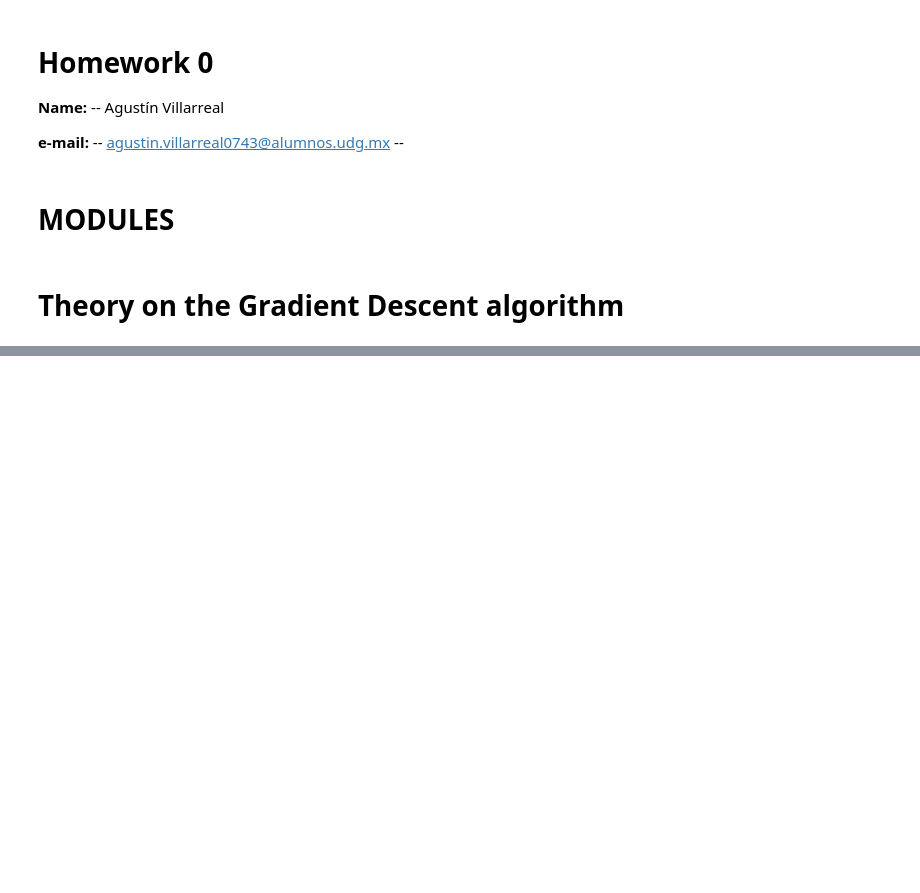
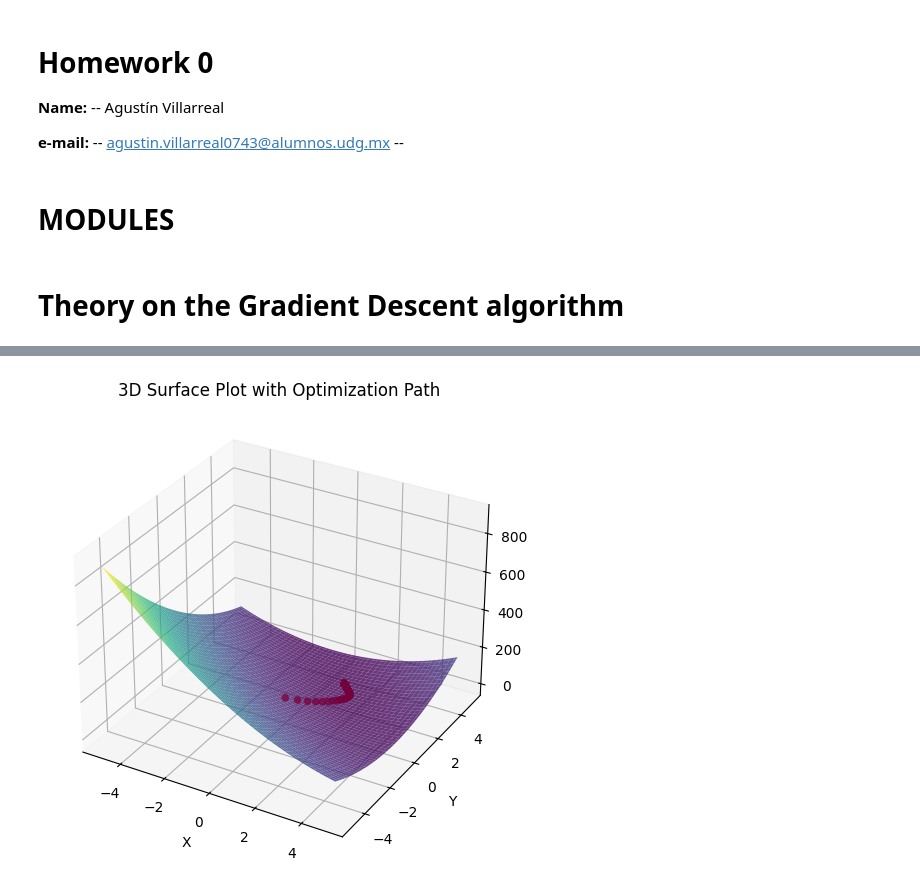
Before and after one commit to agusvillarreal/Topico-industria-1, a Jupyter notebook: TD1_HW1/TI_1_HW1.ipynb, the cells around one changed output, grey strips where cells are left out. Drawn from its saved outputs; the diff is of its cells as text; code cells hidden in the pictures; blank space fills up the shorter version.

```diff
--- a/TD1_HW1/TI_1_HW1.ipynb
+++ b/TD1_HW1/TI_1_HW1.ipynb
@@ -73,0 +68,13 @@ plt.show()
+# %%
+# Second plot - 3D Surface
+fig = plt.figure(figsize=(14, 6))
+ax = plt.axes(projection='3d')
+ax.plot_surface(X, Y, Z, cmap='viridis', alpha=0.8)
+ax.scatter(path[:,0], path[:,1], f(path[:,0], path[:,1]), c='r', s=20, label='Optimization Path')
+ax.set_xlabel('X')
+ax.set_ylabel('Y')
+ax.set_zlabel('Z')
+ax.set_title('3D Surface Plot with Optimization Path')
+plt.show()
+# %% [output]
+[figure, added]
```
Also changed, not shown: parts of 3 cells of this notebook.
